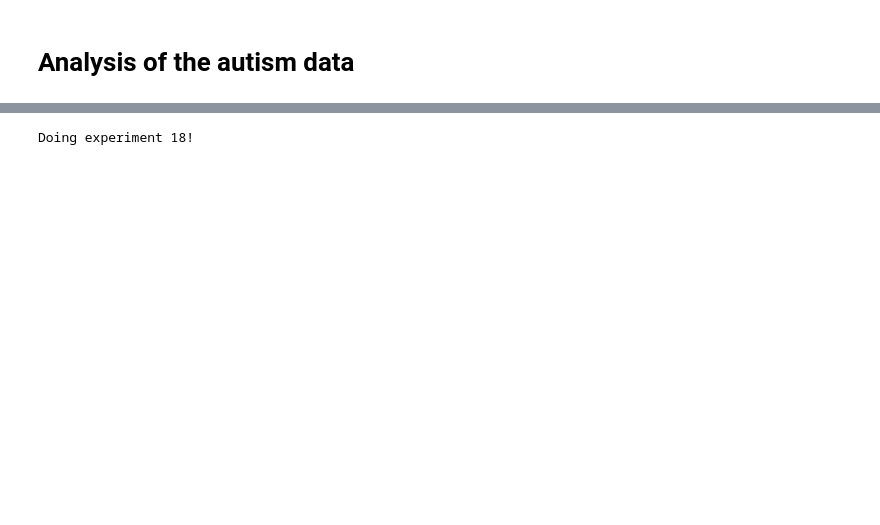
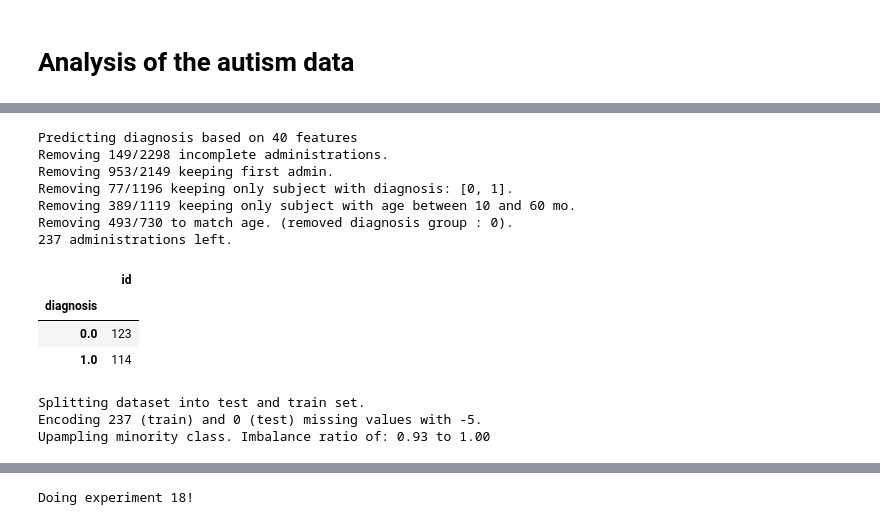
Before and after one commit to matiasdm/notes_on_stats, a Jupyter notebook: doc/notebooks/real_data.ipynb, the cells around one changed output, grey strips where cells are left out. Drawn from its saved outputs; the diff is of its cells as text; code cells hidden in the pictures; blank space fills up the shorter version.

```diff
--- a/doc/notebooks/real_data.ipynb
+++ b/doc/notebooks/real_data.ipynb
@@ -297 +150,32 @@ KeyboardInterrupt:
+# %%
+from autismDataset import Dataset
+
+df = pd.read_csv("/home01/sam/df_all.csv")
+#df = pd.read_csv("/Users/samperochon/Duke/work/notes_on_stats/df_all.csv")
+data = Dataset(df=df,
+               missing_data_handling='encoding',
+               imputation_method='without',
+               sampling_method='vanilla',
+               proportion_train=1)
+
+data.filter(administration={'order': 'first',
+                             'completed': True},
+            clinical={'diagnosis': [0, 1]},
+            demographics={'age':[10, 60]},
+            matching={'age':[0, 1]}, verbose=True)
+# %% [output]
+Predicting diagnosis based on 40 features
+Removing 149/2298 incomplete administrations.
+Removing 953/2149 keeping first admin.
+Removing 77/1196 keeping only subject with diagnosis: [0, 1].
+Removing 389/1119 keeping only subject with age between 10 and 60 mo.
+Removing 493/730 to match age. (removed diagnosis group : 0).
+237 administrations left.
+|  | id |
+| diagnosis |  |
+| 0.0 | 123 |
+| 1.0 | 114 |
+Splitting dataset into test and train set.
+Encoding 237 (train) and 0 (test) missing values with -5.
+Upampling minority class. Imbalance ratio of: 0.93 to 1.00
 # %%
```
Also changed, not shown: parts of 15 cells of this notebook, 9 other files.
